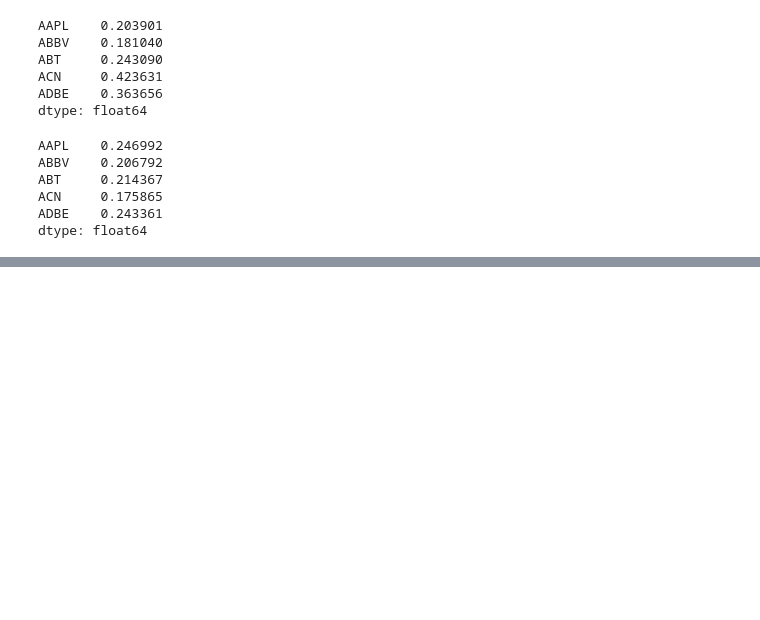
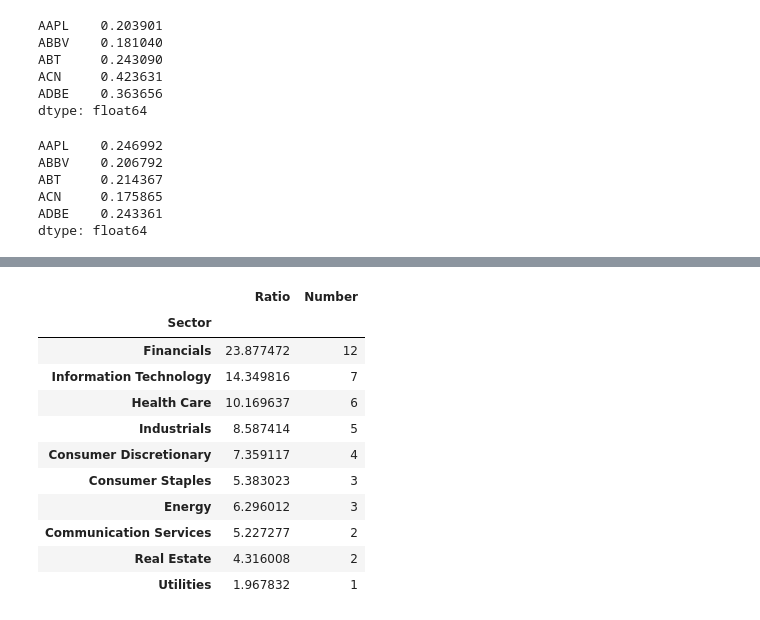
Before and after one commit to TheKompot/FinMatproject, a Jupyter notebook: sap100.ipynb, the cells around one changed output, grey strips where cells are left out. Drawn from its saved outputs; the diff is of its cells as text; code cells hidden in the pictures; blank space fills up the shorter version.

```diff
--- a/sap100.ipynb
+++ b/sap100.ipynb
@@ -83,0 +102,17 @@ Index(['GOOG', 'SPG', 'GOOGL', 'MSFT', 'GD', 'ACN', 'COP', 'F', 'BAC', 'GS',
+# %%
+sap100_sectors = sap100.merge(index)
+sap100_sectors['Number'] = 1
+sap100_sectors.groupby(by = 'Sector').sum().sort_values('Number', ascending = False)
+# %% [output]
+|  | Ratio | Number |
+| Sector |  |  |
+| Financials | 23.877472 | 12 |
+| Information Technology | 14.349816 | 7 |
+| Health Care | 10.169637 | 6 |
+| Industrials | 8.587414 | 5 |
+| Consumer Discretionary | 7.359117 | 4 |
+| Consumer Staples | 5.383023 | 3 |
+| Energy | 6.296012 | 3 |
+| Communication Services | 5.227277 | 2 |
+| Real Estate | 4.316008 | 2 |
+| Utilities | 1.967832 | 1 |
```
Also changed, not shown: parts of 3 cells of this notebook.
